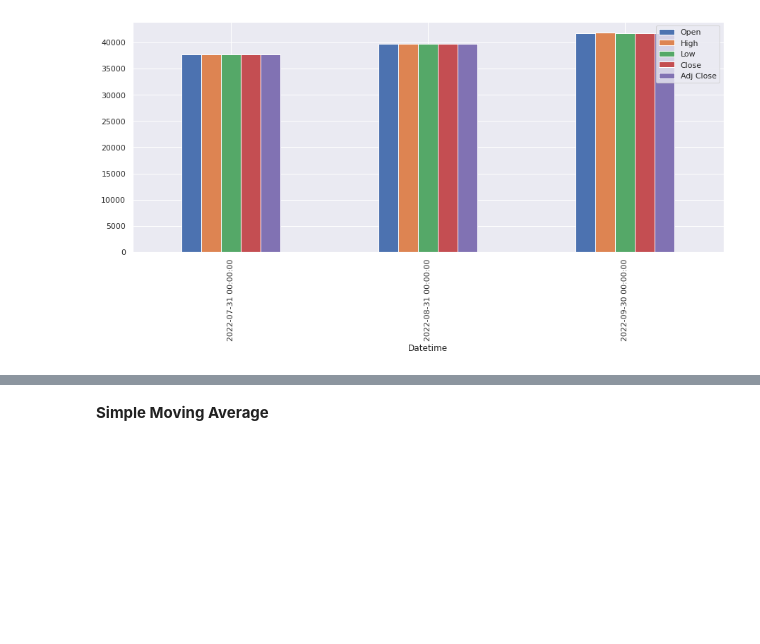
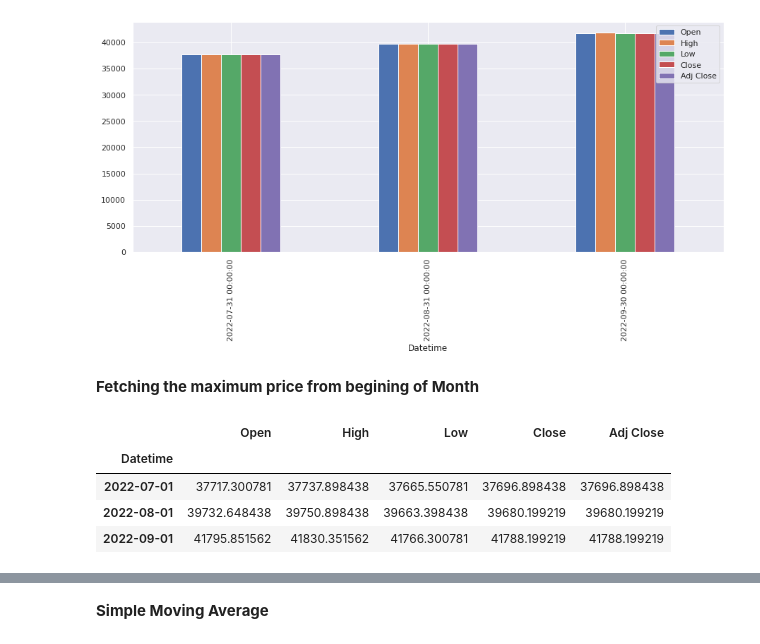
Before and after one commit to sarkar2527/DSAP, a Jupyter notebook: Stock_3_sandy.ipynb, the cells around one changed output, grey strips where cells are left out. Saved outputs shown, nothing was run; the diff lists cells and outputs as text; code cells hidden in the pictures; blank space fills up the shorter version.

```diff
--- a/Stock_3_sandy.ipynb
+++ b/Stock_3_sandy.ipynb
@@ -233,3 +235,13 @@ df.resample(rule='M').max().plot(kind='bar',figsize=(15,6))
 # %% [output]
 <matplotlib.axes._subplots.AxesSubplot at 0x...>
 [figure]
+# %% [markdown]
+**Fetching the maximum price from begining of Month**
+# %%
+df.resample(rule='MS').max()
+# %% [output]
+|  | Open | High | Low | Close | Adj Close |
+| Datetime |  |  |  |  |  |
+| 2022-07-01 | 37717.300781 | 37737.898438 | 37665.550781 | 37696.898438 | 37696.898438 |
+| 2022-08-01 | 39732.648438 | 39750.898438 | 39663.398438 | 39680.199219 | 39680.199219 |
+| 2022-09-01 | 41795.851562 | 41830.351562 | 41766.300781 | 41788.199219 | 41788.199219 |
```
Also changed, not shown: parts of 18 cells of this notebook.
